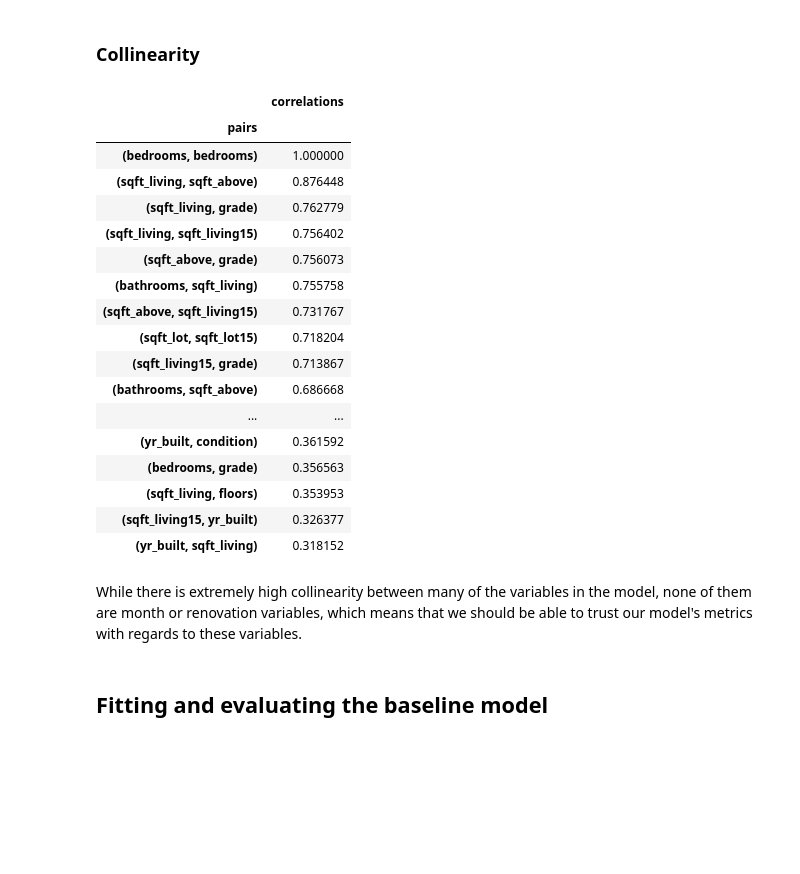
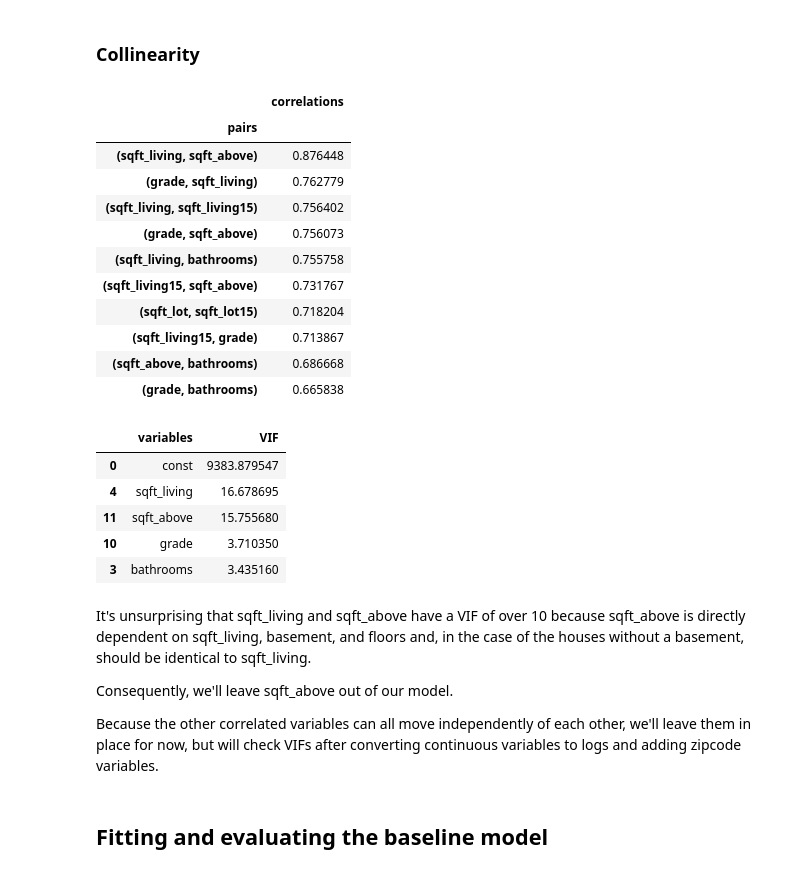
Before and after one commit to DavidKRichter/dsc-real-estate-project, a Jupyter notebook: index.ipynb, the cells around one changed output. Saved outputs shown, nothing was run; the diff lists cells and outputs as text; code cells hidden in the pictures; blank space fills up the shorter version.

```diff
--- a/index.ipynb
+++ b/index.ipynb
@@ -153,6 +155,9 @@ Name: sqft_basement, Length: 304, dtype: int64
 
 df['sqft_basement'] = df['sqft_basement'].apply(lambda x: 0 if x=='?' else x)
 df['sqft_basement'] = df['sqft_basement'].astype(float)
+# %%
+df['basement'] = df['sqft_basement'].apply(lambda x: 0 if x==0 else 1)
+df = df.drop('sqft_basement', axis=1)
 # %%
 df.describe()
 # %% [output]
@@ -193,12 +198,16 @@ df['yr_renovated'].loc[df['yr_renovated']!=0].hist()
 <AxesSubplot:>
 [figure]
 # %%
-#binning renovation dates from the past 20 years into four five year periods and encoding as binaries
-
+#binning renovation dates from the past 40 years into eight five-year periods and encoding as binaries
+#df['renovated'] =df['yr_renovated'].apply(lambda x: 0 if x==0 else 1)
 df['renovated_2011_2015'] = df['yr_renovated'].apply(lambda x: 1 if x>=2011 else 0)
 df['renovated_2006_2010'] = df['yr_renovated'].apply(lambda x: 1 if (x>=2006) & (x<2011) else 0)
 df['renovated_2001_2005'] = df['yr_renovated'].apply(lambda x: 1 if (x>=2001) & (x<2006) else 0)
 df['renovated_1996_2000'] = df['yr_renovated'].apply(lambda x: 1 if (x>=1996) & (x<2001) else 0)
+df['renovated_1991_1995'] = df['yr_renovated'].apply(lambda x: 1 if (x>=1991) & (x<1996) else 0)
+df['renovated_1986_1990'] = df['yr_renovated'].apply(lambda x: 1 if (x>=1986) & (x<1991) else 0)
+df['renovated_1981_1985'] = df['yr_renovated'].apply(lambda x: 1 if (x>=1981) & (x<1986) else 0)
+df['renovated_1976_1980'] = df['yr_renovated'].apply(lambda x: 1 if (x>=1976) & (x<1980) else 0)
 df = df.drop('yr_renovated', axis=1)
 # %% [markdown]
 ### Converting zipcodes and months to dummy variables
@@ -265,34 +272,28 @@ We can see here that the target variable ('price') as well as all of the continu
 ### Collinearity
 # %%
 #looking for collinearity of predictive variables
-
+# code from https://github.com/learn-co-curriculum/dsc-multicollinearity-of-features
 predictors = df.drop('price', axis=1)
 
 predictor=predictors.corr().abs().stack().reset_index().sort_values(0, ascending=False)
 
 predictor['pairs'] = list(zip(predictor.level_0, predictor.level_1))
 predictor.set_index(['pairs'], inplace = True)
 predictor.drop(columns=['level_1', 'level_0'], inplace = True)
 predictor.columns = ['correlations']
 predictor.drop_duplicates(inplace=True)
 
-predictor.head(30)
+predictor[(predictor['correlations']<1)&(predictor['correlations']>=0.65)]
 # %% [output]
 |  | correlations |
 | pairs |  |
-| (bedrooms, bedrooms) | 1.000000 |
 | (sqft_living, sqft_above) | 0.876448 |
-| (sqft_living, grade) | 0.762779 |
+| (grade, sqft_living) | 0.762779 |
 | (sqft_living, sqft_living15) | 0.756402 |
-| (sqft_above, grade) | 0.756073 |
-| (bathrooms, sqft_living) | 0.755758 |
-| (sqft_above, sqft_living15) | 0.731767 |
+| (grade, sqft_above) | 0.756073 |
+| (sqft_living, bathrooms) | 0.755758 |
+| (sqft_living15, sqft_above) | 0.731767 |
 | (sqft_lot, sqft_lot15) | 0.718204 |
 | (sqft_living15, grade) | 0.713867 |
-| (bathrooms, sqft_above) | 0.686668 |
-| ... | ... |
-| (yr_built, condition) | 0.361592 |
-| (bedrooms, grade) | 0.356563 |
-| (sqft_living, floors) | 0.353953 |
-| (sqft_living15, yr_built) | 0.326377 |
-| (yr_built, sqft_living) | 0.318152 |
+| (sqft_above, bathrooms) | 0.686668 |
+| (grade, bathrooms) | 0.665838 |
@@ -299,2 +313,15 @@ predictor.head(30)
+# %%
+df_vif.sort_values("VIF", ascending=False).head()
+# %% [output]
+|  | variables | VIF |
+| 0 | const | 9383.879547 |
+| 4 | sqft_living | 16.678695 |
+| 11 | sqft_above | 15.755680 |
+| 10 | grade | 3.710350 |
+| 3 | bathrooms | 3.435160 |
 # %% [markdown]
-While there is extremely high collinearity between many of the variables in the model, none of them are month or renovation variables, which means that we should be able to trust our model's metrics with regards to these variables.
+It's unsurprising that sqft_living and sqft_above have a VIF of over 10 because sqft_above is directly dependent on sqft_living, basement, and floors and, in the case of the houses without a basement, should be identical to sqft_living.
+
+Consequently, we'll leave sqft_above out of our model.
+
+Because the other correlated variables can all move independently of each other, we'll leave them in place for now, but will check VIFs after converting continuous variables to logs and adding zipcode variables.
```
Also changed, not shown: parts of 77 cells of this notebook.
